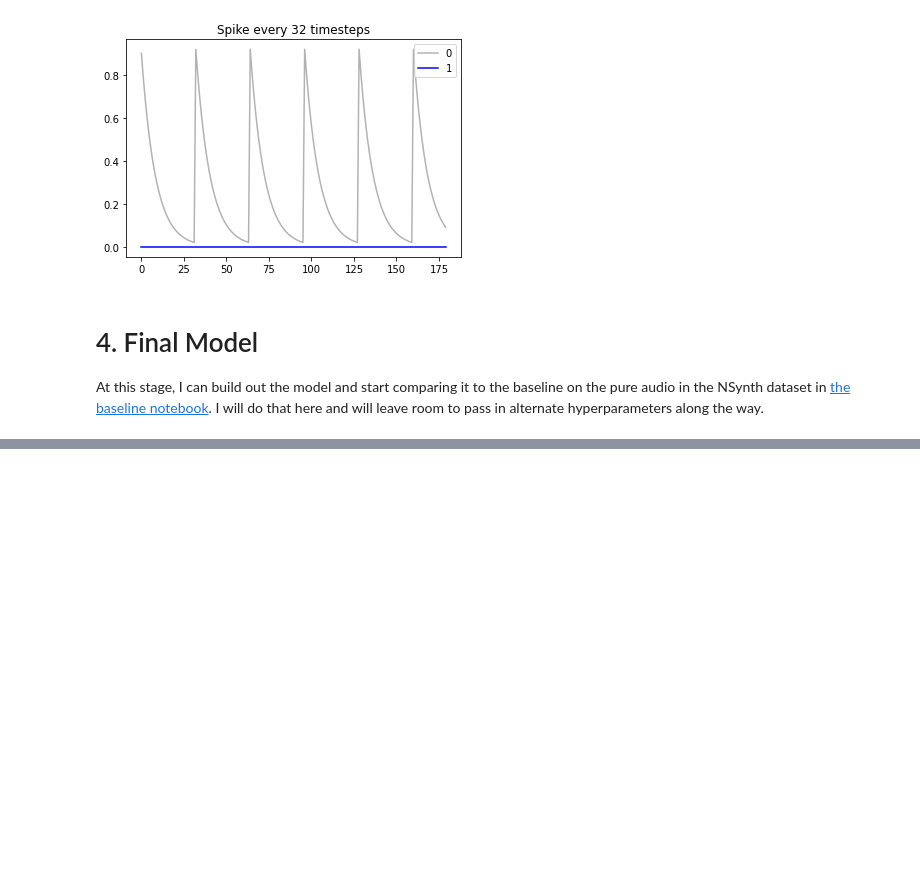
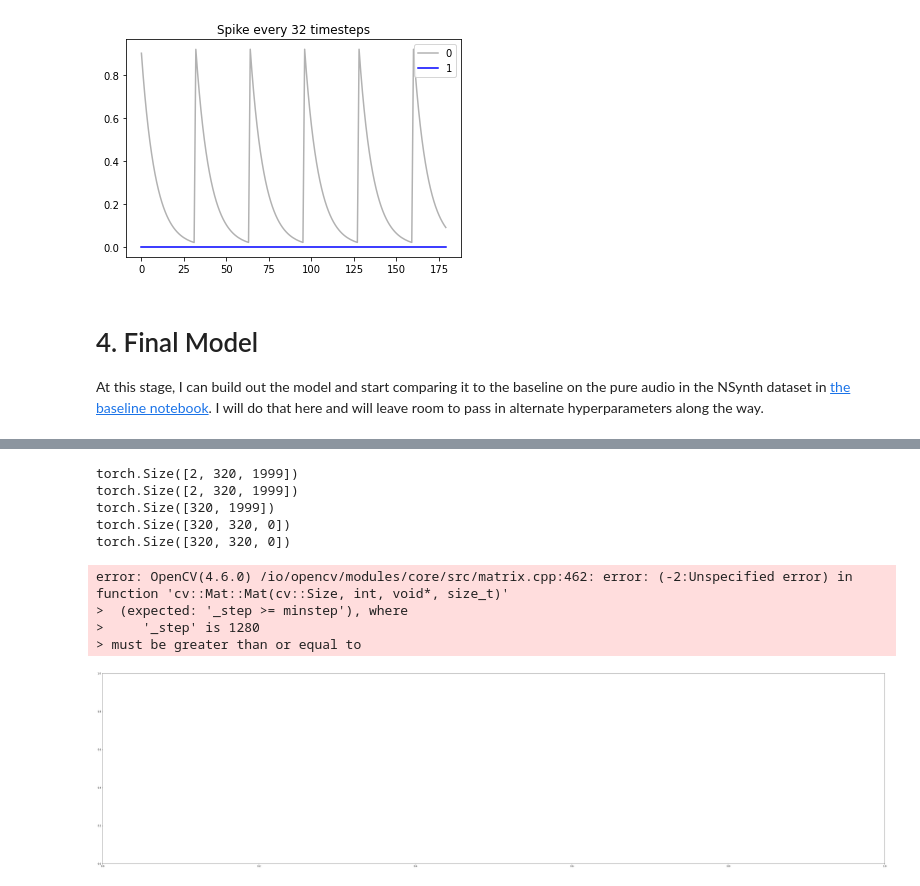
Before and after one commit to kmaragon/CM3070, a Jupyter notebook: Complete Model.ipynb, the cells around one changed output, grey strips where cells are left out. Drawn from its saved outputs; the diff is of its cells as text; code cells hidden in the pictures; blank space fills up the shorter version.

```diff
--- a/Complete Model.ipynb
+++ b/Complete Model.ipynb
@@ -1083,0 +1131,4 @@ loss_fn = nn.L1Loss(reduction='mean')
+# %%
+
+# save the best accuracy achieved
+best_validation_accuracy = 0
@@ -1173,0 +1421,32 @@ _output_hidden.bias torch.Size([1]) tensor([0.0143])
+# %%
+with torch.no_grad():
+    # get the first spike
+    osz = list(mel.shape)
+
+    mel = mel[:2, ...]
+    xbuffer = torch.zeros(tuple(mel.shape), device=device)
+    print(xbuffer.shape)
+
+    mel = mel.to(device)
+    for i in range(mel.shape[-1]):
+        xi = mel[..., i]
+
+        # threshold the magnitude
+        xi = model._input_spike(xi)
+        xbuffer[..., i] = xi
+
+    spikeplt = xbuffer.clone().cpu()
+    print(spikeplt.shape)
+    plot_spike_train(spikeplt[0], 'Batch[0]', sr=sample_rate)
+    plot_spike_train(spikeplt[1], 'Batch[1]', sr=sample_rate)
+# %% [output]
+torch.Size([2, 320, 1999])
+torch.Size([2, 320, 1999])
+torch.Size([320, 1999])
+torch.Size([320, 320, 0])
+torch.Size([320, 320, 0])
+error: OpenCV(4.6.0) /io/opencv/modules/core/src/matrix.cpp:462: error: (-2:Unspecified error) in function 'cv::Mat::Mat(cv::Size, int, void*, size_t)'
+>  (expected: '_step >= minstep'), where
+>     '_step' is 1280
+> must be greater than or equal to
+[figure, added]
```
Also changed, not shown: parts of 30 cells of this notebook.
